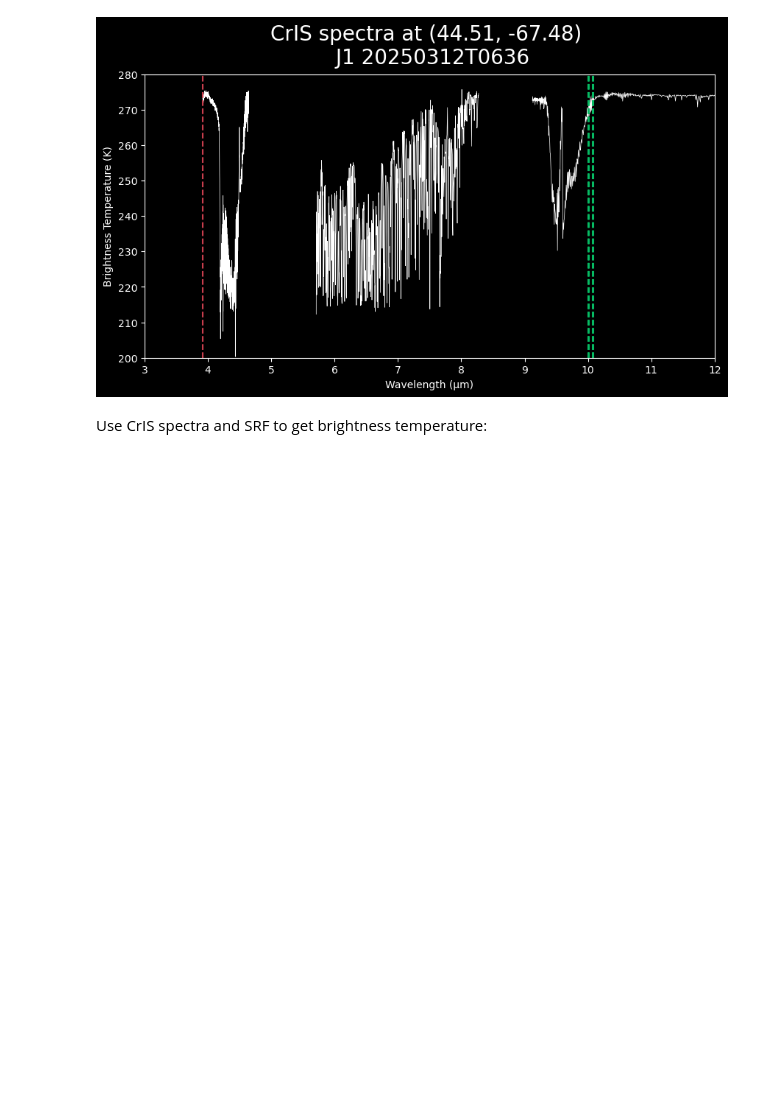
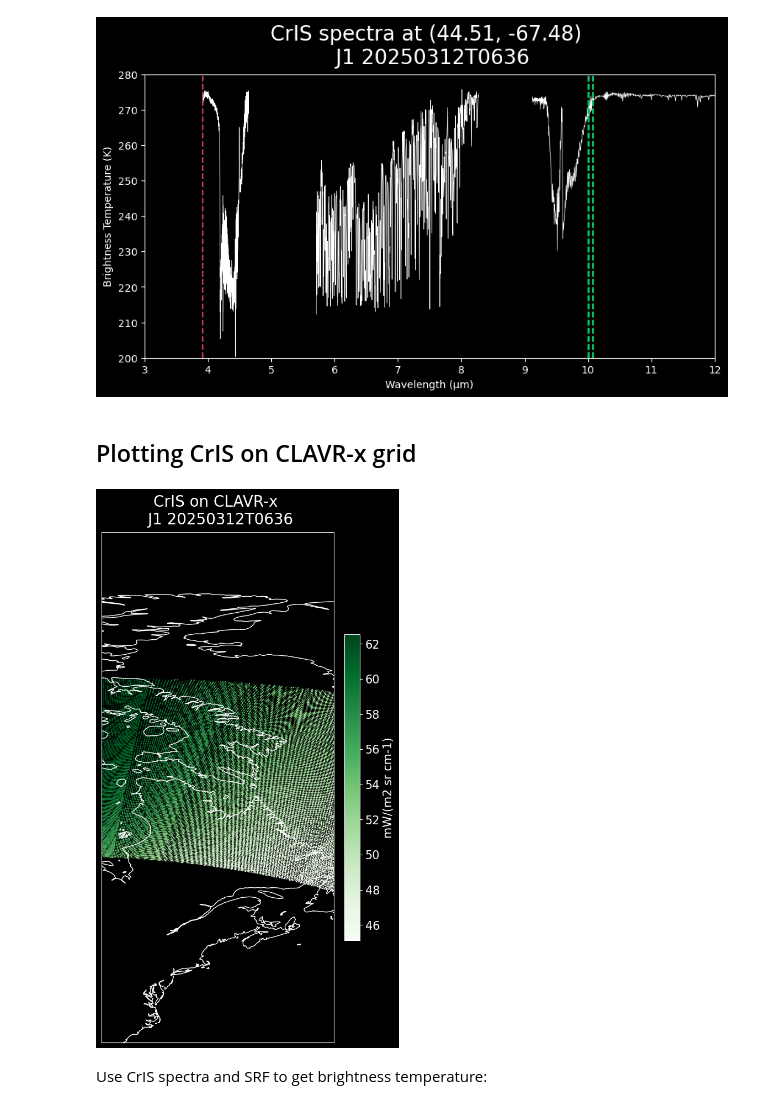
Before and after one commit to jesseturner/spectral_analysis, a Jupyter notebook: notebook_cris.ipynb, the cells around one changed output. Drawn from its saved outputs; the diff is of its cells as text; code cells hidden in the pictures; blank space fills up the shorter version.

Commit message:
First attempt at colocated CrIS on CLAVR-x grid

```diff
--- a/notebook_cris.ipynb
+++ b/notebook_cris.ipynb
@@ -261,5 +184,45 @@ plt.savefig(f"plots/{today_date_str}_cris_spectra.png", dpi=600, bbox_inches='ti
 plt.show()
 # %% [output]
 [figure]
+# %% [markdown]
+## Plotting CrIS on CLAVR-x grid
+# %%
+cris_on_clavrx_ds = xr.open_dataset("data/processed_datasets/coloc_cris-clavrx_2026_05_14.nc")
+# %%
+cris_on_clavrx_sel = cris_on_clavrx_ds.sel(wnum_lw=660, method='nearest')
+# %%
+#--- Downsampling for faster plotting
+fy, fx = 9, 9
+latitudes_ds = cris_on_clavrx_sel['latitude'][::fy, ::fx]
+longitudes_ds = cris_on_clavrx_sel['longitude'][::fy, ::fx]
+rad_lw_ds = cris_on_clavrx_sel['rad_lw_cris'][::fy, ::fx]
+# %%
+projection=ccrs.PlateCarree(central_longitude=0)
+fig,ax=plt.subplots(1, figsize=(12,12),subplot_kw={'projection': projection})
+
+sc = ax.scatter(longitudes_ds, latitudes_ds,
+           c=rad_lw_ds,
+           transform=ccrs.PlateCarree(),
+           cmap="Greens",
+           s=0.1, marker='s')
+
+clb = plt.colorbar(sc, ax=ax, shrink=0.6, pad=0.02)
+clb.ax.tick_params(labelsize=15)
+clb.set_label("mW/(m2 sr cm-1)", fontsize=15)
+
+
+description = f"{cris_files_sample[0].split(".")[1]} {cris_files_sample[0].split(".")[3]}"
+plot_title = f"CrIS on CLAVR-x \n {description}"
+ax.set_title(plot_title, fontsize=20, pad=10)
+
+ax.set_extent([-82, -56, 33, 90], crs=ccrs.PlateCarree())
+ax.coastlines(resolution='50m', color='white', linewidth=1)
+
+plt.savefig(f"plots/{today_date_str}_coloc_cris-clavrx.png",
+            dpi=600, bbox_inches='tight')
+
+plt.show()
+# %% [output]
+[figure, added]
 # %% [markdown]
 Use CrIS spectra and SRF to get brightness temperature:
```
Also changed, not shown: parts of 6 cells of this notebook, 3 other files.
